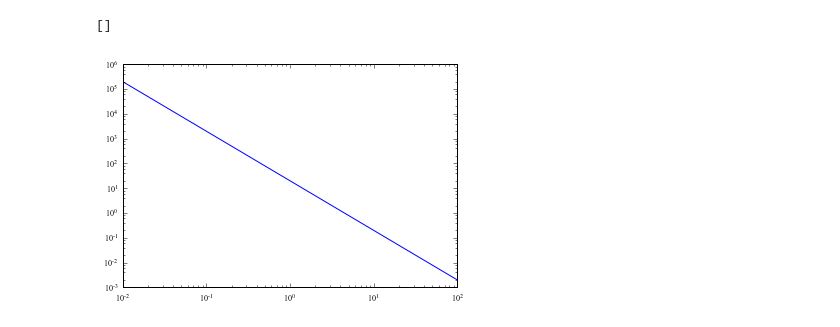
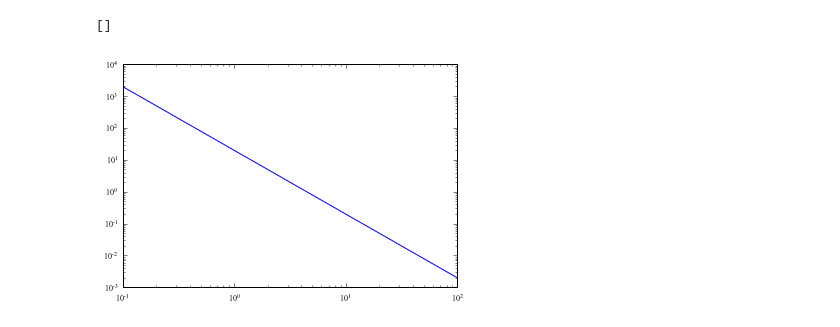
Before and after one commit to eblur/newdust, a Jupyter notebook: examples/plot_scatmodels.ipynb, the cells around one changed output. Saved outputs shown, nothing was run; the diff lists cells and outputs as text; code cells hidden in the pictures.

Commit message:
Updated Mie tests, to make sure multi-dimensional arrays are working. It works in ipynb but test_scatmodels.py fails. Investigate later

```diff
--- a/examples/plot_scatmodels.ipynb
+++ b/examples/plot_scatmodels.ipynb
@@ -14,2 +11,15 @@ THETA  = np.logspace(-1, 3, 1000) # arcsec
+# %%
+ENERGY = np.logspace(-1,2,100) # keV
+AUM    = np.array(1.0) # um
+AUM_CM = AUM * (1.e-6 *100.) # cm
+CM     = composition.CmDrude()
+CMS    = composition.CmSilicate()
+#THETA  = np.logspace(-10.0, np.log10(np.pi), 1000) # radians
+#THETA_ASEC = THETA * (360.*60.*60)/(2.*np.pi)
+
+VLAM  = 4500. # angs
+
+THETA_RAD  = np.logspace(-5., np.log10(np.pi), 1000)
+THETA_ASEC = THETA_RAD * (360.0*60.*60.) / (2.0*np.pi)
 # %%
 rgd = scatmodels.RGscat()
@@ -16 +27,7 @@ rgd = scatmodels.RGscat()
+# %%
+plt.plot(ENERGY, rgd.qsca)
+plt.loglog()
+# %% [output]
+[]
+[figure, added]
 # %%
@@ -18,6 +35,0 @@ qsca = rgd.Qsca(ENERGY, AUM, CM, unit='kev')
-# %%
-plt.plot(ENERGY, qsca)
-plt.loglog()
-# %% [output]
-[]
-[figure, removed]
```
Also changed, not shown: parts of 27 cells of this notebook, 2 other files.
